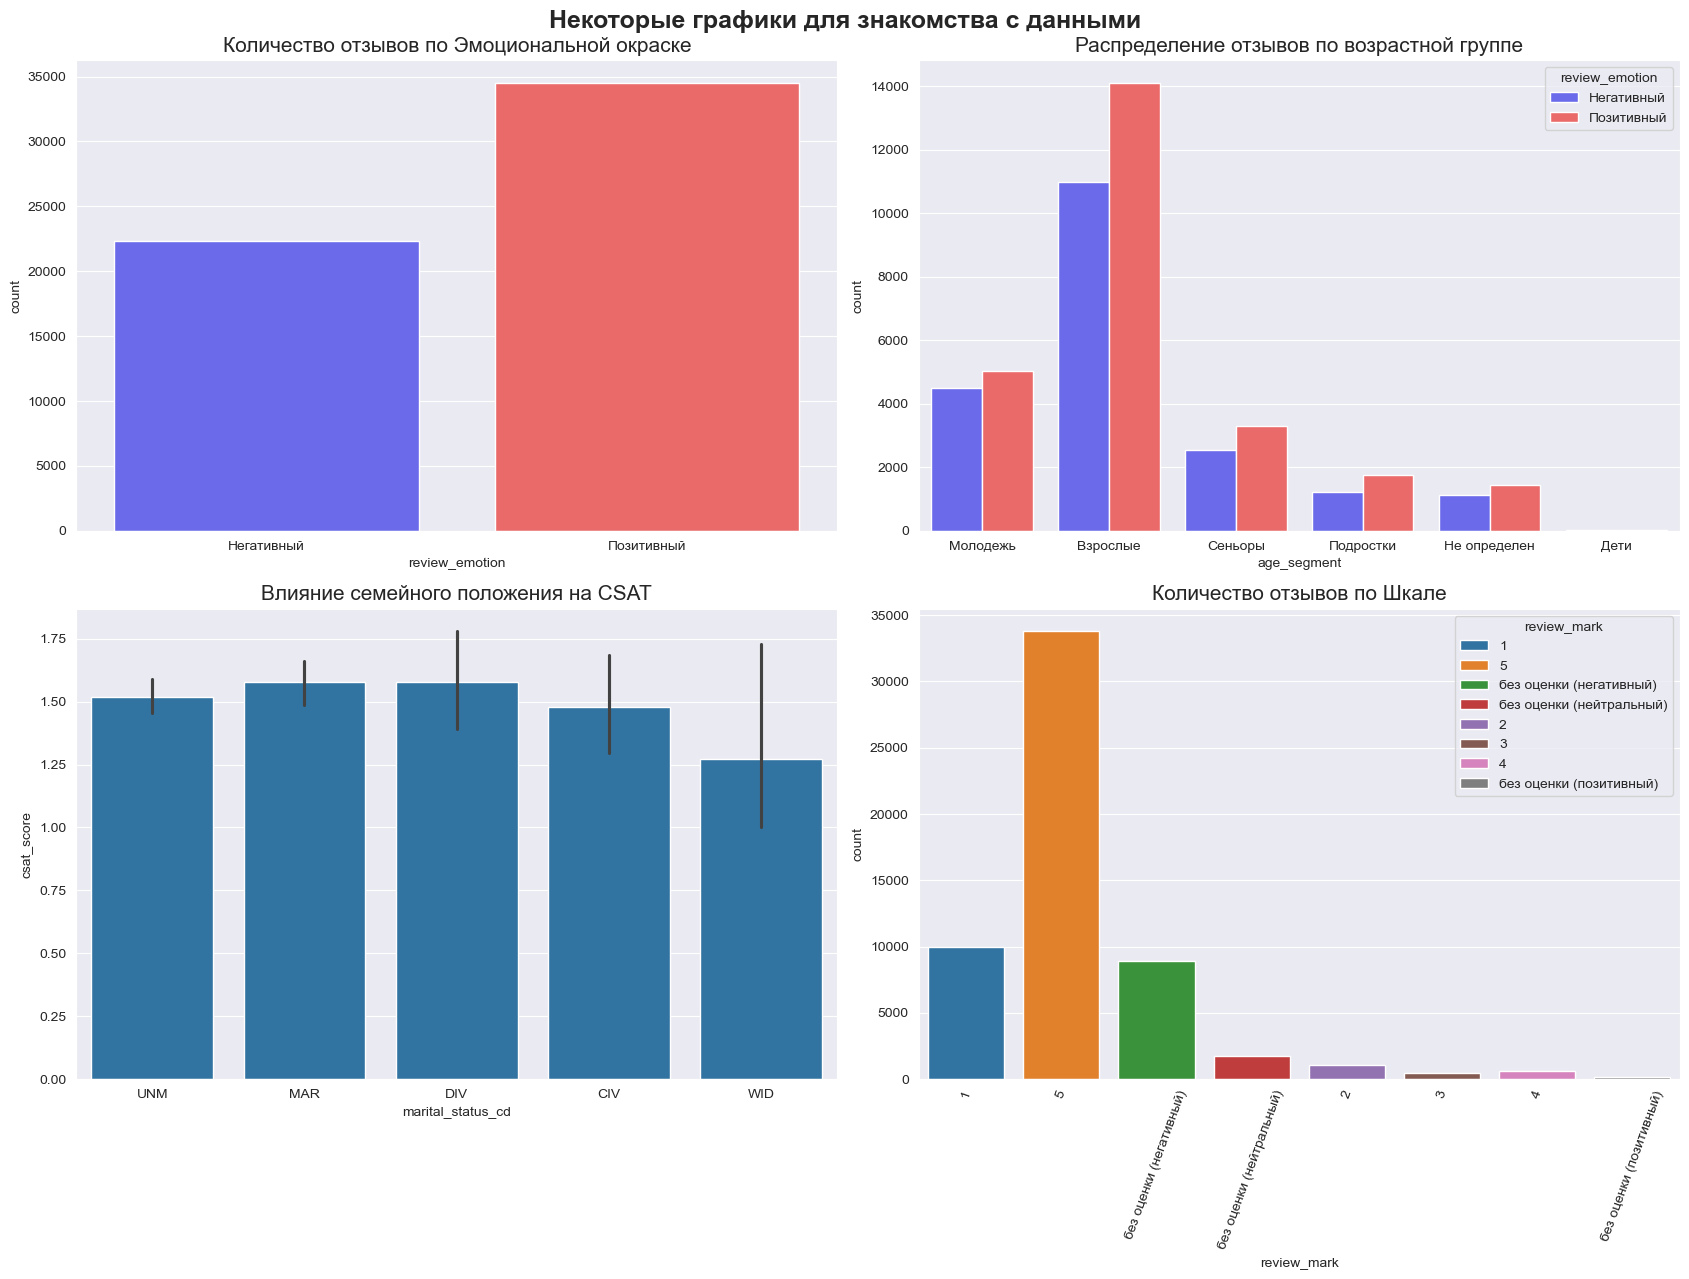
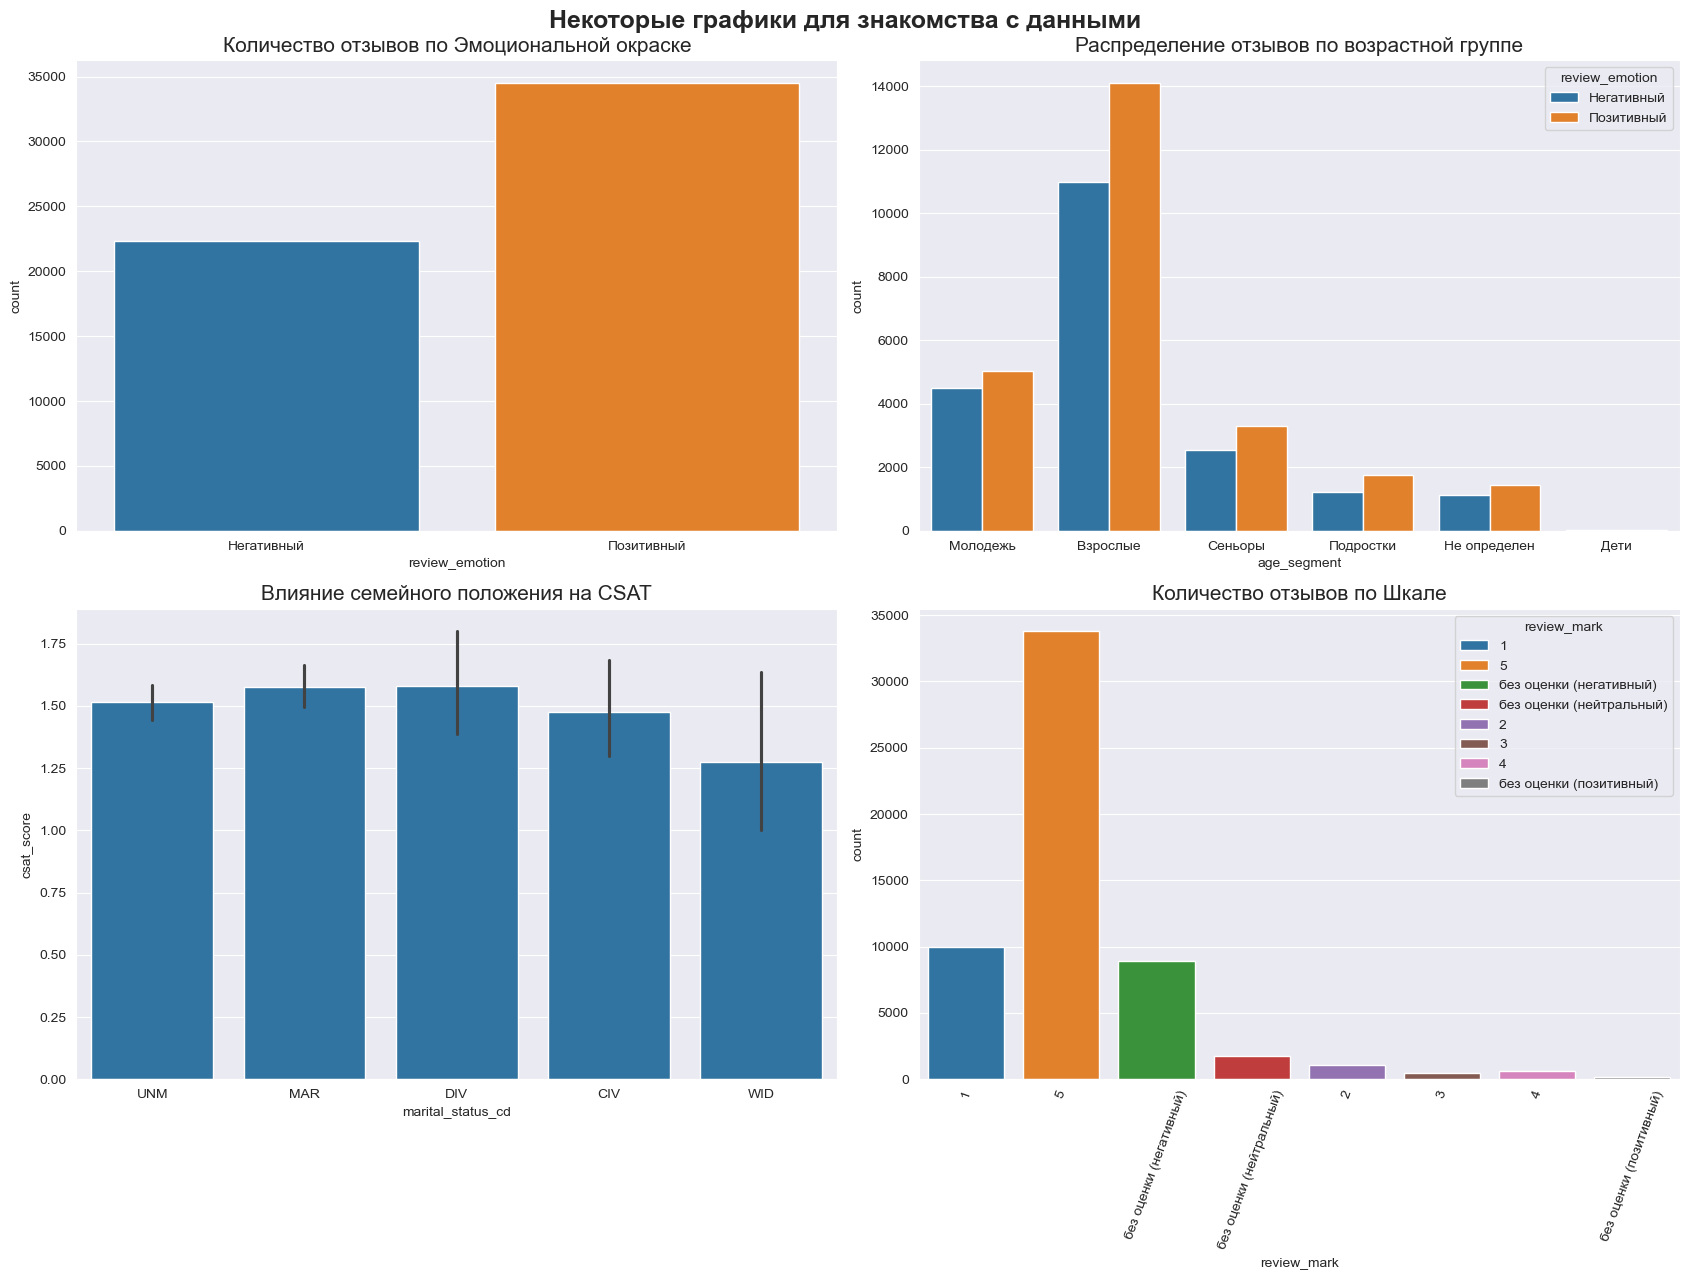
The change to this notebook cell's code, shown as a diff; its figure went from the first image to the second:
--- before
+++ after
@@ -4,5 +4,5 @@
 
 ax[0][0].set_title('Количество отзывов по Эмоциональной окраске', fontsize=15)
-sns.countplot(x=df['review_emotion'], hue=df['review_emotion'], ax=ax[0][0], palette='seismic');
+sns.countplot(x=df['review_emotion'], hue=df['review_emotion'], ax=ax[0][0]);
 
 ax[1][1].set_title('Количество отзывов по Шкале', fontsize=15)
@@ -14,5 +14,5 @@
 
 ax[0][1].set_title('Распределение отзывов по возрастной группе', fontsize=15)
-sns.countplot(x=df['age_segment'], hue=df['review_emotion'], ax=ax[0][1], palette='seismic');
+sns.countplot(x=df['age_segment'], hue=df['review_emotion'], ax=ax[0][1]);
 
 plt.subplots_adjust(hspace=0.6)

Commit: added